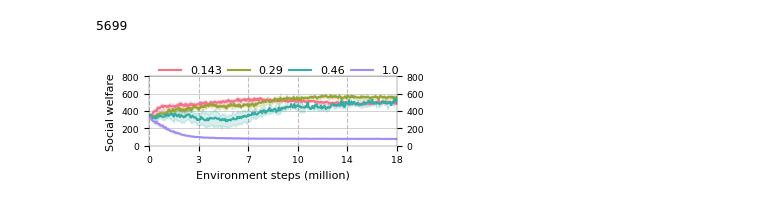
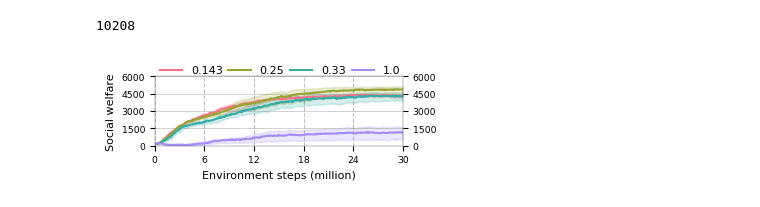
Before and after one commit to Muff2n/meltingpot, a Jupyter notebook: data/plot_results.ipynb, the cells around one changed output. Saved outputs shown, nothing was run; the diff lists cells and outputs as text; code cells hidden in the pictures.

```diff
--- a/data/plot_results.ipynb
+++ b/data/plot_results.ipynb
@@ -39,7 +39,7 @@ clean = {
 
 window = 11
 epochs = 300
-environment = harvest
+environment = clean
 FIGSIZE=(3.2, 0.9)  # for paper
 # FIGSIZE=(10, 4)  # for viewing
 SIZE=8
@@ -241,33 +241,33 @@ sns.lineplot(
     x='training_iteration',
     y='smoothed_reward' if rolling else 'reward',
     hue='self-interest',
     errorbar=('ci', 95),  # 95% confidence interval
     palette=colours,
     ax=ax,
     # estimator='mean',
     # color='blue',
     # n_boot=1000,
 )
 
 ax.set_xlabel('Environment steps (million)')
 ax.set_ylabel('Social welfare')
 ax.set_xlim(0, scratch_epochs)
 ylim = environment['ylim']
 ax.set_ylim(0, ylim)
 ax.set_xticks(np.arange(0, scratch_epochs + 1, scratch_epochs / 5))
 ax.set_xticklabels(np.arange(0, scratch_epochs * 30 * 2000 / 1e6 + 1, scratch_epochs / 5 * 30 * 2000 / 1e6).astype(int))
 ax.set_yticks(np.arange(0, ylim + 1, ylim / 4))
 
 ax.yaxis.grid(True, linestyle='-', linewidth=0.5, color='grey', alpha=0.5)
 ax.xaxis.grid(True, color='grey', linestyle='--', alpha=0.5)
-ax.legend(bbox_to_anchor=(0, 1.3), loc='upper left', ncol=4, frameon=False, columnspacing=0.5)
+ax.legend(bbox_to_anchor=(-0.02, 1.3), loc='upper left', ncol=4, frameon=False, columnspacing=0.5)
 
 ax2 = ax.twinx()
 ax2.set_ylim(ax.get_ylim())  # Make sure the limits are the same
 ax2.set_yticks(ax.get_yticks())  # Duplicate the tick marks
 
 name = f'scratch_{environment["name"]}'
 fig.savefig(f'{name}.svg', format='svg', bbox_inches='tight')
 # %% [output]
-5699
+10208
-[figure, old version]
+[figure, new version]
```
Also changed, not shown: parts of 3 cells of this notebook, 2 other files.
